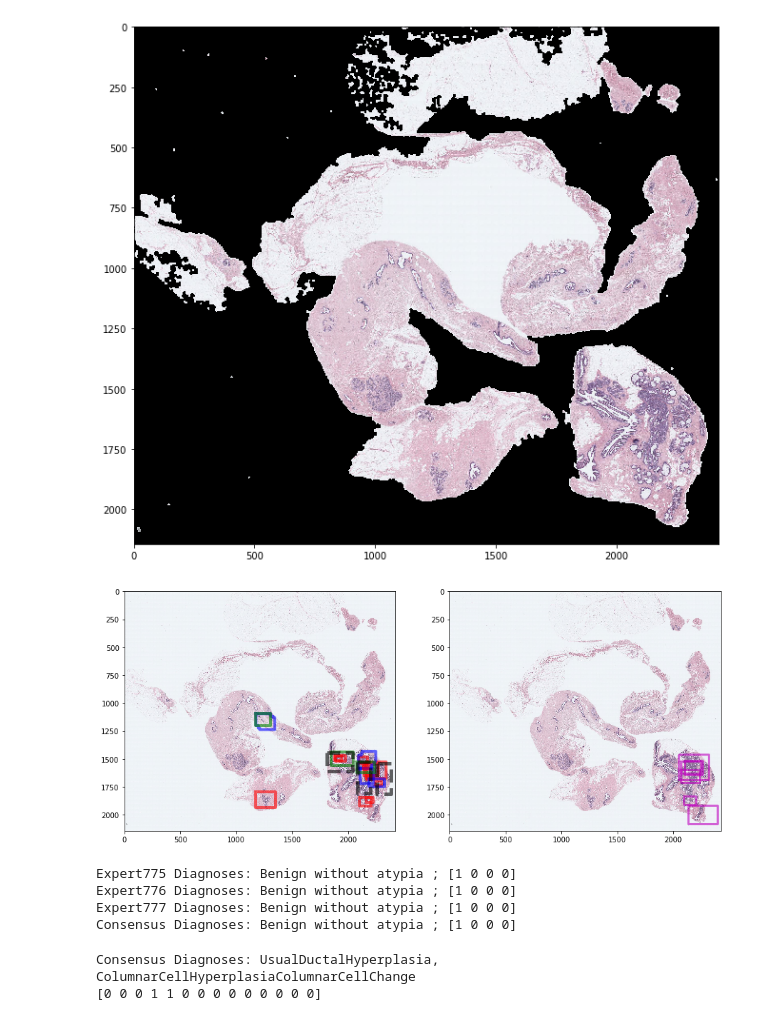
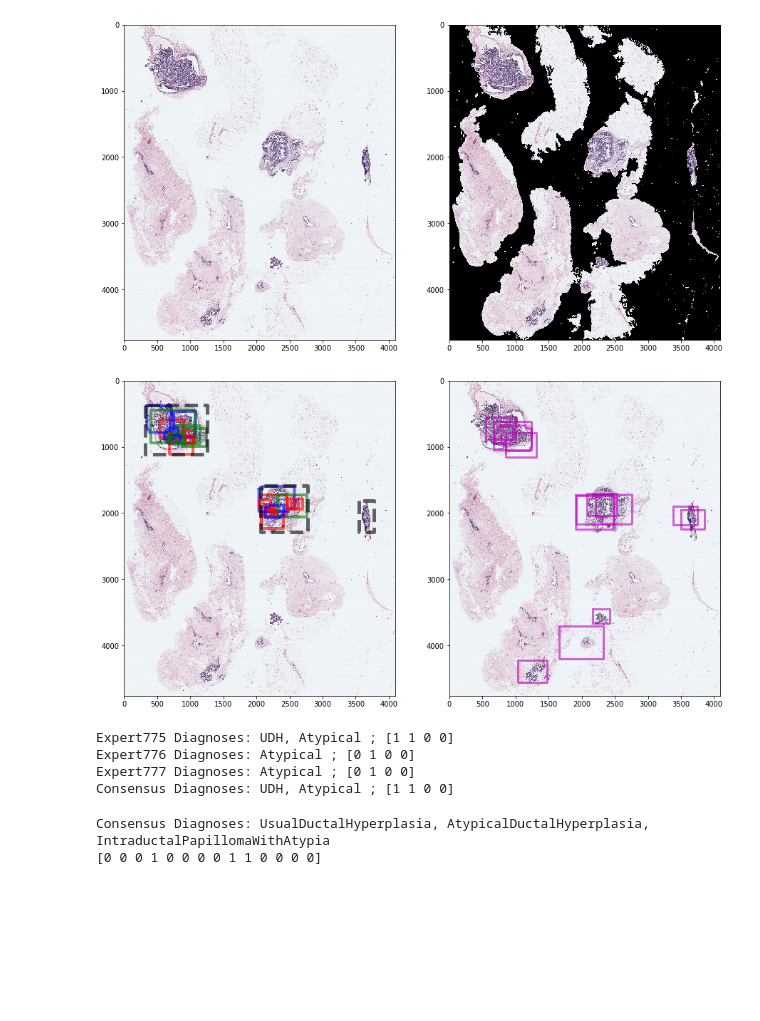
Before and after one commit to canermercancs/Deep-Learning-for-Pathology-Image-Analysis, a Jupyter notebook: PLAYGROUND_IMAGES.ipynb, the cells around one changed output. Saved outputs shown, nothing was run; the diff lists cells and outputs as text; code cells hidden in the pictures; blank space fills up the shorter version.

Commit message:
updates on visual examples

```diff
--- a/PLAYGROUND_IMAGES.ipynb
+++ b/PLAYGROUND_IMAGES.ipynb
@@ -8,20 +8,23 @@ from PImage import PIM
 # configure the plot sizes
 plt.rcParams['figure.figsize'] = [15, 10]
 # %%
-pimObj = PIM(2378, 8)
+pimObj = PIM(1867, 7)
 pimObj.readRGB()
 pimObj.readFGmask()
 # %%
 aux = pimObj.RGB.pim.copy()
 aux[pimObj.FGmask.pmask == 0] = 0
+plt.subplot(121)
+pimObj.showRGB()
+plt.subplot(122)
 plt.imshow(aux)
 plt.show()
 # %% [output]
-[figure, old version]
+[figure, new version]
 # %%
 plt.subplot(121)
 pimObj.showRGB()
-pimObj.drawSoftROIs(expertID=[775,776,777],onlyEssentials=True)
+pimObj.drawSoftROIs(expertID=[775,776,777], onlyEssentials=True)
 pimObj.drawConsensusROIs()
 # removed (not essential) polygons
 plt.subplot(122)
@@ -31,21 +34,21 @@ for softy in pimObj.SoftROIs:
         softy.draw(color='m', width=3)
 plt.show()
 # %% [output]
-[figure, old version]
+[figure, new version]
 # %%
 numClasses = 4
 for expID, expDiags in pimObj.ExpertDiagnoses.items():
     print(expDiags.toString(numClasses), ';', expDiags.diagnoses[numClasses])
 print(pimObj.ConsensusDiagnoses.toString(numClasses), ';', pimObj.ConsensusDiagnoses.diagnoses[numClasses])
 # %% [output]
-Expert775 Diagnoses: Benign without atypia ; [1 0 0 0]
-Expert776 Diagnoses: Benign without atypia ; [1 0 0 0]
-Expert777 Diagnoses: Benign without atypia ; [1 0 0 0]
-Consensus Diagnoses: Benign without atypia ; [1 0 0 0]
+Expert775 Diagnoses: UDH, Atypical ; [1 1 0 0]
+Expert776 Diagnoses: Atypical ; [0 1 0 0]
+Expert777 Diagnoses: Atypical ; [0 1 0 0]
+Consensus Diagnoses: UDH, Atypical ; [1 1 0 0]
 # %%
 print(pimObj.ConsensusDiagnoses.toString(14))
 print(pimObj.ConsensusDiagnoses.diagnoses[14])
 # %% [output]
-Consensus Diagnoses: UsualDuctalHyperplasia, ColumnarCellHyperplasiaColumnarCellChange
-[0 0 0 1 1 0 0 0 0 0 0 0 0 0]
+Consensus Diagnoses: UsualDuctalHyperplasia, AtypicalDuctalHyperplasia, IntraductalPapillomaWithAtypia
+[0 0 0 1 0 0 0 0 1 1 0 0 0 0]
 # %%
```
Also changed, not shown: parts of 6 cells of this notebook, 2 other files.
